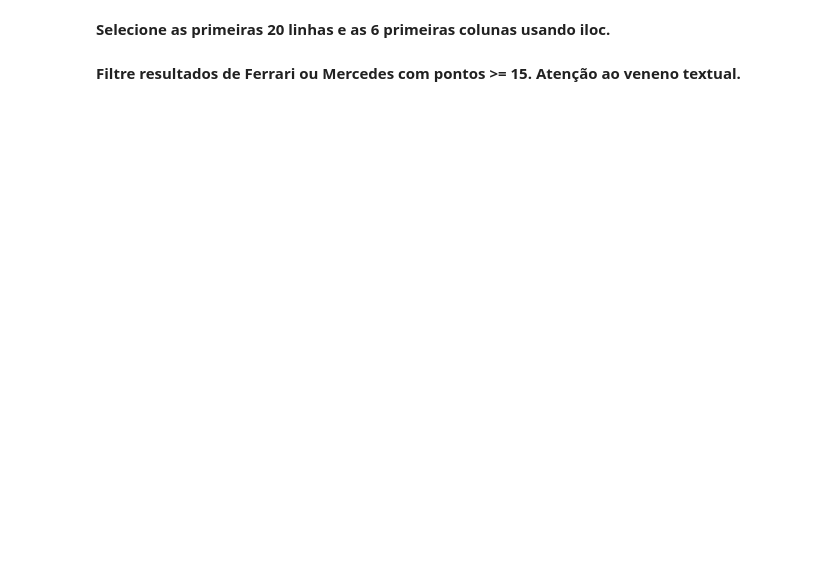
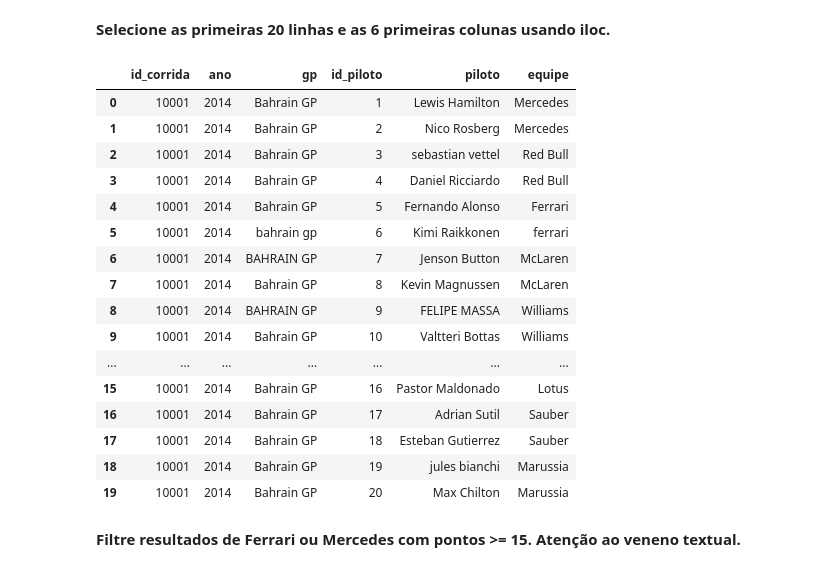
Before and after one commit to Somutt/revisao_py, a Jupyter notebook: 02_data_analysis/pandas_f1.ipynb, the cells around one changed output. Saved outputs shown, nothing was run; the diff lists cells and outputs as text; code cells hidden in the pictures; blank space fills up the shorter version.

```diff
--- a/02_data_analysis/pandas_f1.ipynb
+++ b/02_data_analysis/pandas_f1.ipynb
@@ -498,6 +525,24 @@ A detecção de nulos não é capaz de ver valores em string vazios ou represent
 # %% [markdown]
 **Selecione as primeiras 20 linhas e as 6 primeiras colunas usando **iloc**.**
 # %%
-# Escreva sua resposta aqui
+resultados_df.iloc[ :20, :6]
+# %% [output]
+|  | id_corrida | ano | gp | id_piloto | piloto | equipe |
+| 0 | 10001 | 2014 | Bahrain GP | 1 | Lewis Hamilton | Mercedes |
+| 1 | 10001 | 2014 | Bahrain GP | 2 | Nico Rosberg | Mercedes |
+| 2 | 10001 | 2014 | Bahrain GP | 3 | sebastian vettel | Red Bull |
+| 3 | 10001 | 2014 | Bahrain GP | 4 | Daniel Ricciardo | Red Bull |
+| 4 | 10001 | 2014 | Bahrain GP | 5 | Fernando Alonso | Ferrari |
+| 5 | 10001 | 2014 | bahrain gp | 6 | Kimi Raikkonen | ferrari |
+| 6 | 10001 | 2014 | BAHRAIN GP | 7 | Jenson Button | McLaren |
+| 7 | 10001 | 2014 | Bahrain GP | 8 | Kevin Magnussen | McLaren |
+| 8 | 10001 | 2014 | BAHRAIN GP | 9 | FELIPE MASSA | Williams |
+| 9 | 10001 | 2014 | Bahrain GP | 10 | Valtteri Bottas | Williams |
+| ... | ... | ... | ... | ... | ... | ... |
+| 15 | 10001 | 2014 | Bahrain GP | 16 | Pastor Maldonado | Lotus |
+| 16 | 10001 | 2014 | Bahrain GP | 17 | Adrian Sutil | Sauber |
+| 17 | 10001 | 2014 | Bahrain GP | 18 | Esteban Gutierrez | Sauber |
+| 18 | 10001 | 2014 | Bahrain GP | 19 | jules bianchi | Marussia |
+| 19 | 10001 | 2014 | Bahrain GP | 20 | Max Chilton | Marussia |
 # %% [markdown]
 **Filtre resultados de **Ferrari** ou **Mercedes** com **pontos >= 15**. Atenção ao veneno textual.**
```
Also changed, not shown: parts of 7 cells of this notebook.
